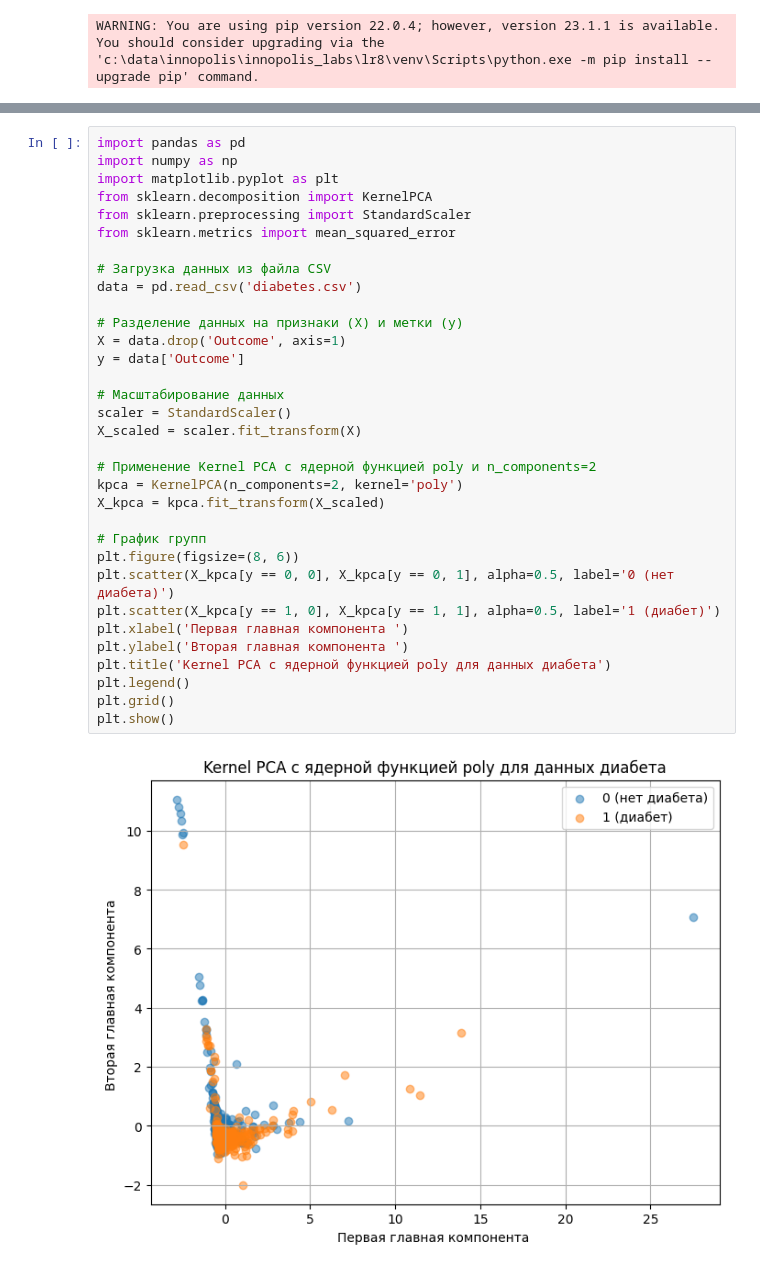
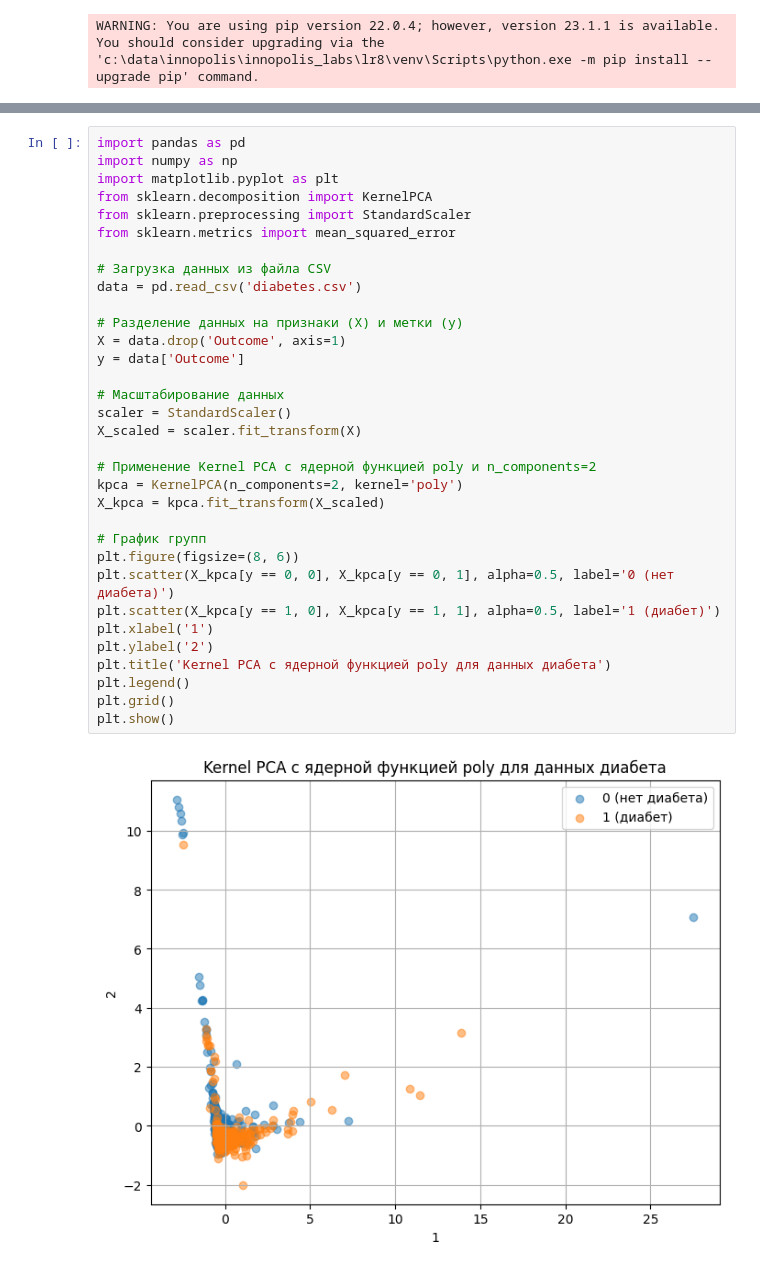
Before and after one commit to q10sn1k/innopolis_labs, a Jupyter notebook: lr8/PCA.ipynb, the cells around one changed output, grey strips where cells are left out. Cells and saved outputs as stored; diff of their text form.

```diff
--- a/lr8/PCA.ipynb
+++ b/lr8/PCA.ipynb
@@ -282,36 +287,36 @@ import pandas as pd
 import numpy as np
 import matplotlib.pyplot as plt
 from sklearn.decomposition import KernelPCA
 from sklearn.preprocessing import StandardScaler
 from sklearn.metrics import mean_squared_error
 
 # Загрузка данных из файла CSV
 data = pd.read_csv('diabetes.csv')
 
 # Разделение данных на признаки (X) и метки (y)
 X = data.drop('Outcome', axis=1)
 y = data['Outcome']
 
 # Масштабирование данных
 scaler = StandardScaler()
 X_scaled = scaler.fit_transform(X)
 
 # Применение Kernel PCA с ядерной функцией poly и n_components=2
 kpca = KernelPCA(n_components=2, kernel='poly')
 X_kpca = kpca.fit_transform(X_scaled)
 
 # График групп
 plt.figure(figsize=(8, 6))
 plt.scatter(X_kpca[y == 0, 0], X_kpca[y == 0, 1], alpha=0.5, label='0 (нет диабета)')
 plt.scatter(X_kpca[y == 1, 0], X_kpca[y == 1, 1], alpha=0.5, label='1 (диабет)')
-plt.xlabel('Первая главная компонента ')
-plt.ylabel('Вторая главная компонента ')
+plt.xlabel('1')
+plt.ylabel('2')
 plt.title('Kernel PCA с ядерной функцией poly для данных диабета')
 plt.legend()
 plt.grid()
 plt.show()
 # %% [output]
-[figure, old version]
+[figure, new version]
 # %%
 import pandas as pd
 import numpy as np
```
Also changed, not shown: parts of 9 cells of this notebook.
